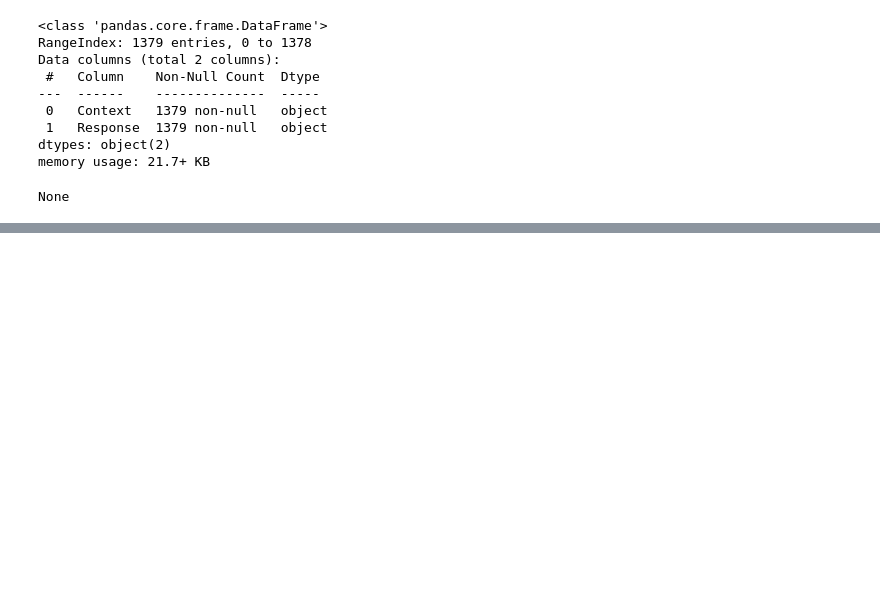
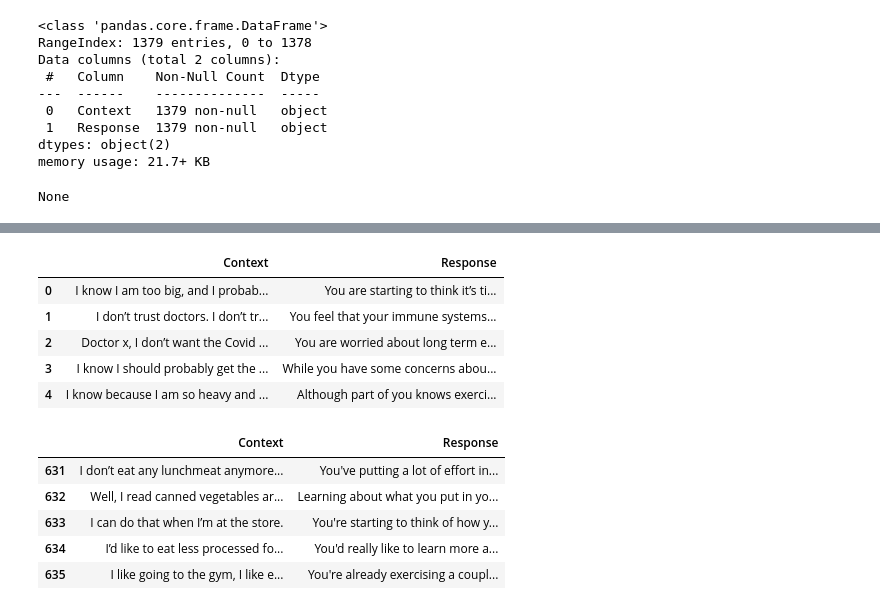
Before and after one commit to Dantoro/project_therapy, a Jupyter notebook: project_notebooks/cleaning_chat_data.ipynb, the cells around one changed output, grey strips where cells are left out. Cells and saved outputs as stored; diff of their text form; code cells hidden in the pictures; blank space fills up the shorter version.

```diff
--- a/project_notebooks/cleaning_chat_data.ipynb
+++ b/project_notebooks/cleaning_chat_data.ipynb
@@ -476,0 +572,17 @@ None
+# %%
+# Check result
+display(pair_df.head(5))
+display(pair_df.tail(5))
+# %% [output]
+|  | Context | Response |
+| 0 | I know I am too big, and I probab... | You are starting to think it’s ti... |
+| 1 | I don’t trust doctors. I don’t tr... | You feel that your immune systems... |
+| 2 | Doctor x, I don’t want the Covid ... | You are worried about long term e... |
+| 3 | I know I should probably get the ... | While you have some concerns abou... |
+| 4 | I know because I am so heavy and ... | Although part of you knows exerci... |
+|  | Context | Response |
+| 631 | I don’t eat any lunchmeat anymore... | You've putting a lot of effort in... |
+| 632 | Well, I read canned vegetables ar... | Learning about what you put in yo... |
+| 633 | I can do that when I’m at the store. | You're starting to think of how y... |
+| 634 | I’d like to eat less processed fo... | You'd really like to learn more a... |
+| 635 | I like going to the gym, I like e... | You're already exercising a coupl... |
```
Also changed, not shown: parts of 30 cells of this notebook, 6 other files.
